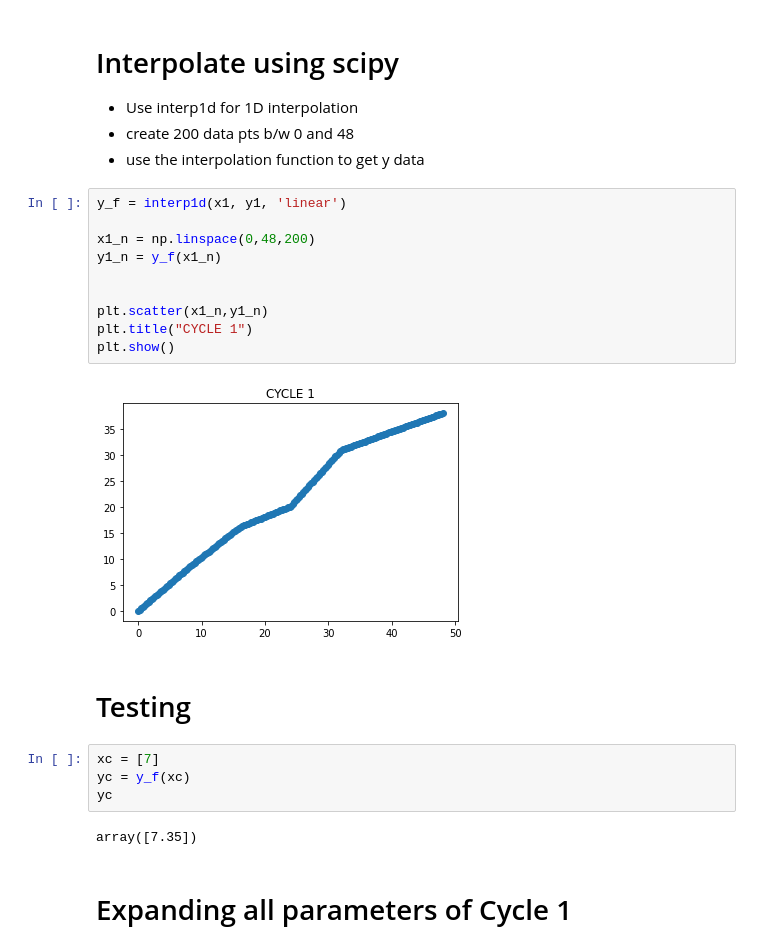
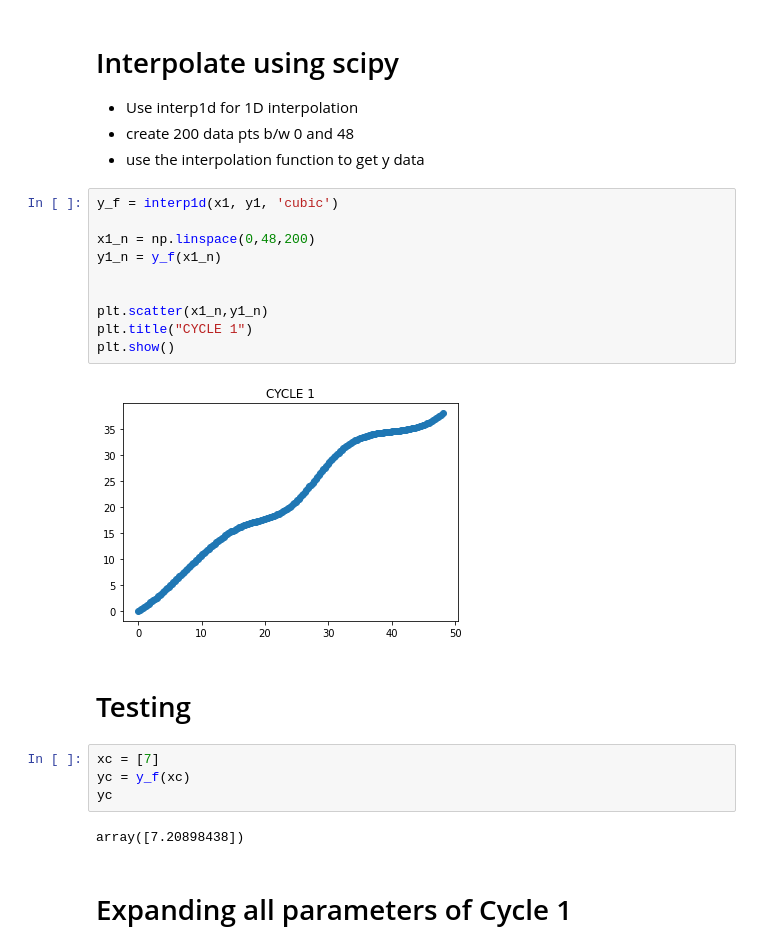
Before and after one commit to ayushranjan6456/HydrogenPrediction, a Jupyter notebook: Interpolation.ipynb, the cells around one changed output. Drawn from its saved outputs; the diff is of its cells as text.

```diff
--- a/Interpolation.ipynb
+++ b/Interpolation.ipynb
@@ -79,17 +79,17 @@ Text(0.5, 1.0, 'CYCLE 6')
 * create 200 data pts b/w 0 and 48
 * use the interpolation function to get y data
 # %%
-y_f = interp1d(x1, y1, 'linear')
+y_f = interp1d(x1, y1, 'cubic')
 
 x1_n = np.linspace(0,48,200)
 y1_n = y_f(x1_n)
 
 
 plt.scatter(x1_n,y1_n)
 plt.title("CYCLE 1")
 plt.show()
 # %% [output]
-[figure, old version]
+[figure, new version]
 # %% [markdown]
 # Testing
 # %%
@@ -97,7 +97,7 @@ xc = [7]
 yc = y_f(xc)
 yc
 # %% [output]
-array([7.35])
+array([7.20898438])
 # %% [markdown]
 # Expanding all parameters of Cycle 1
 # %%
```
Also changed, not shown: parts of 10 cells of this notebook.
